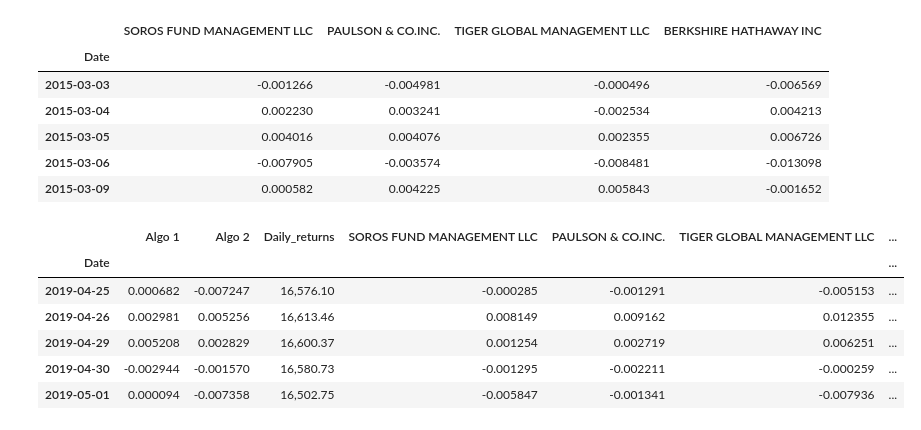
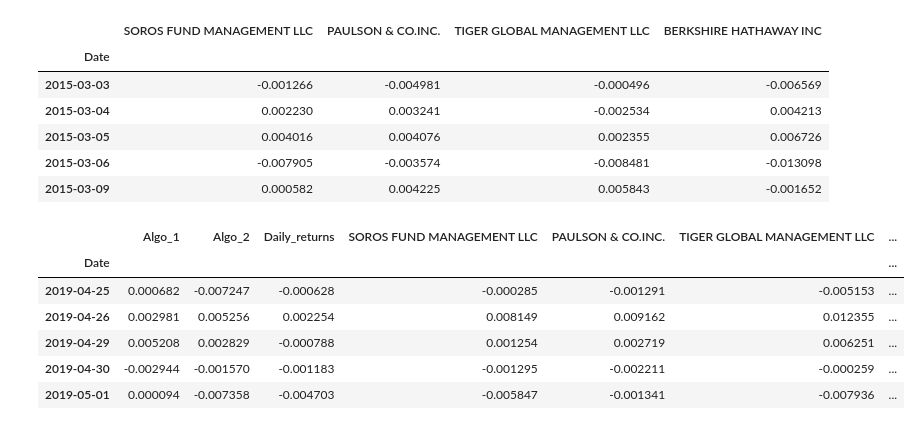
Before and after one commit to Jovan671/Pandas_Unit_04_assignment, a Jupyter notebook: main.ipynb, the cells around one changed output. Drawn from its saved outputs; the diff is of its cells as text; code cells hidden in the pictures.

```diff
--- a/main.ipynb
+++ b/main.ipynb
@@ -32,5 +33,7 @@ df_algo.head()
 # print out algo_returns without null values.
 
 new_algo = df_algo.dropna()
+new_algo = new_algo.rename(columns={"Algo 1":"Algo_1",})
+new_algo = new_algo.rename(columns={"Algo 2":"Algo_2"})
 new_algo.head()
 # %% [output]
@@ -105,5 +108,8 @@ new_sp_tsx.head()
 # remove dollar sign from sp_tsx_history data frame.
 
 new_sp_tsx["Close"] = new_sp_tsx["Close"].str.replace("$","")
-new_sp_tsx["Close"]
+new_sp_tsx["Close"] = new_sp_tsx["Close"].str.replace(",","")
+new_sp_tsx["Close"] = new_sp_tsx["Close"].astype("float")
+new_sp_returns = new_sp_tsx.pct_change()
+new_sp_returns.head()
 # %% [output]
@@ -123,8 +128,8 @@ Name: Close, Length: 1818, dtype: object
 # %%
 # print out of sp_tsx_history data frame  with Daily_returns as new heading.
 
-new_sp_tsx = new_sp_tsx.rename(columns={"Close":"Daily_returns"})
-new_sp_tsx.head()
+new_sp_returns = new_sp_returns.rename(columns={"Close":"Daily_returns"})
+new_sp_returns.head()
 # %% [output]
 |  | Daily_returns |
 | Date |  |
@@ -135,0 +141,3 @@ new_sp_tsx.head()
+# %%
+new_sp_returns = new_sp_returns.dropna().copy()
+new_sp_returns.head()
@@ -151,13 +167,13 @@ new_whale.head()
 # %%
 # Combine data files algo_returns, sp_tsxhistory, and whale_returns.
 
-combined_newfile = pd.concat([new_algo, new_sp_tsx, new_whale], axis="columns", join="inner")
+combined_newfile = pd.concat([new_algo, new_sp_returns, new_whale], axis="columns", join="inner")
 combined_newfile.tail()
 # %% [output]
-|  | Algo 1 | Algo 2 | Daily_returns | SOROS FUND MANAGEMENT LLC | PAULSON & CO.INC. | TIGER GLOBAL MANAGEMENT LLC | ... |
+|  | Algo_1 | Algo_2 | Daily_returns | SOROS FUND MANAGEMENT LLC | PAULSON & CO.INC. | TIGER GLOBAL MANAGEMENT LLC | ... |
 | Date |  |  |  |  |  |  | ... |
-| 2019-04-25 | 0.000682 | -0.007247 | 16,576.10 | -0.000285 | -0.001291 | -0.005153 | ... |
-| 2019-04-26 | 0.002981 | 0.005256 | 16,613.46 | 0.008149 | 0.009162 | 0.012355 | ... |
-| 2019-04-29 | 0.005208 | 0.002829 | 16,600.37 | 0.001254 | 0.002719 | 0.006251 | ... |
-| 2019-04-30 | -0.002944 | -0.001570 | 16,580.73 | -0.001295 | -0.002211 | -0.000259 | ... |
-| 2019-05-01 | 0.000094 | -0.007358 | 16,502.75 | -0.005847 | -0.001341 | -0.007936 | ... |
+| 2019-04-25 | 0.000682 | -0.007247 | -0.000628 | -0.000285 | -0.001291 | -0.005153 | ... |
+| 2019-04-26 | 0.002981 | 0.005256 | 0.002254 | 0.008149 | 0.009162 | 0.012355 | ... |
+| 2019-04-29 | 0.005208 | 0.002829 | -0.000788 | 0.001254 | 0.002719 | 0.006251 | ... |
+| 2019-04-30 | -0.002944 | -0.001570 | -0.001183 | -0.001295 | -0.002211 | -0.000259 | ... |
+| 2019-05-01 | 0.000094 | -0.007358 | -0.004703 | -0.005847 | -0.001341 | -0.007936 | ... |
```
Also changed, not shown: parts of 17 cells of this notebook.
